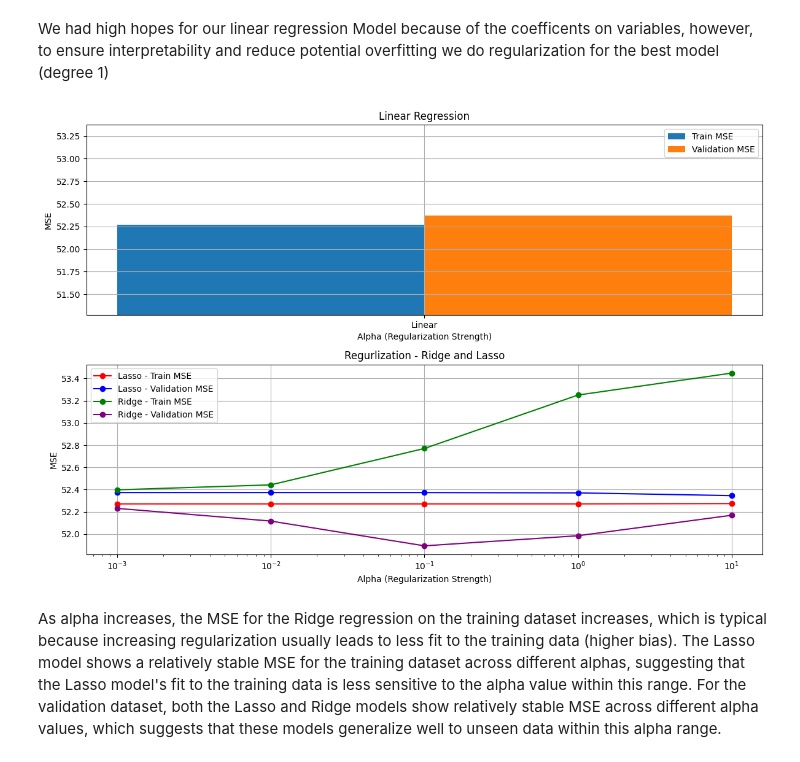
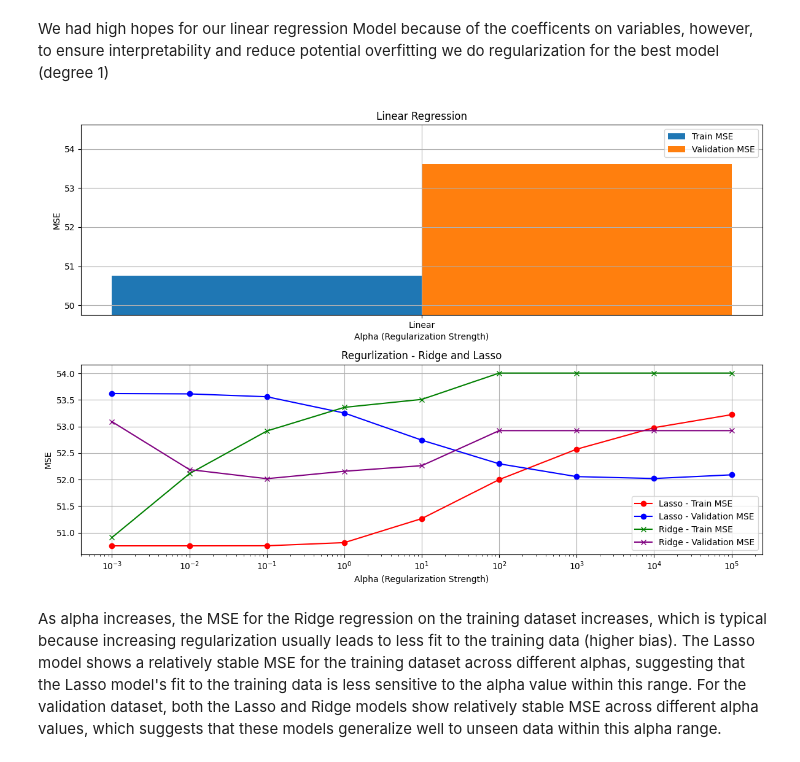
Before and after one commit to MattHAndrews/cs109a_final_project, a Jupyter notebook: Project.ipynb, the cells around one changed output. Cells and saved outputs as stored; diff of their text form; code cells hidden in the pictures.

```diff
--- a/Project.ipynb
+++ b/Project.ipynb
@@ -452,3 +422,23 @@ data_processed.replace([np.inf, -np.inf], np.nan, inplace=True)
+# %%
+# Apply the pipeline to the dataframe (returns a numpy array)
+data_processed_np = process_pipeline.fit_transform(data_cleaned)
+
+# Convert the result back to a DataFrame
+column_order = numerical_columns + categorical_columns + ['log_enrollment']
+data_processed = pd.DataFrame(data_processed_np, columns=column_order)
+
+# normalize workload hours
+# NB! This cannot be done in the precprocessing pipeline (I tried) because it doesn't impute the missing values
+std_scaler = StandardScaler()
+data_processed['norm_Course_Workload_Rating'] = std_scaler.fit_transform(data_processed[['Course_Workload_Rating']])
+
+# Drop columns from data_processed and responses which is how many people responded
+data_processed = data_processed.drop('Course_Workload_Rating', axis=1)
+data_processed = data_processed.drop('enrollment', axis=1)
+
+# The pipeline turns everything into an object so have to make it numeric again
+numerical_columns = ['norm_Course_Workload_Rating' if col == 'Course_Workload_Rating' else 'log_enrollment' if col == 'enrollment' else col for col in numerical_columns]
+data_processed[numerical_columns] = data_processed[numerical_columns].apply(pd.to_numeric)
 # %% [markdown]
 # Step 6: Train-test split <a class="anchor" id="tts"></a>
 # %% [markdown]
@@ -505,20 +495,17 @@ for name, group in grouped_data:
                 combined_data = pd.concat([numerical_columns_year1, numerical_columns_year2], axis=1).iloc[0]
                 combined_data['course_type'] = course_type
                 combined_data['department'] = department
-                combined_data['year_1'] = year1
-                combined_data['year_2'] = year2
                 combined_data['outcome'] = log_enrollment_outcome
 
                 # Append this combined data to the result DataFrame using pd.concat
                 result_df = pd.concat([result_df, pd.DataFrame([combined_data])], ignore_index=True)
+# Since we don't want the actual year as a predictor (since it wildly messes up the coefficients), we'll drop it
+result_df = result_df.drop(['year_year1', 'year_year2'], axis=1)
 # %%
 # Importatnly this cannot be done in step 5 because we use department and course type in the loop above
 # Creating dummy variables for 'department' and 'course_type'
-department_dummies = pd.get_dummies(result_df['department'], prefix='dept')
-course_type_dummies = pd.get_dummies(result_df['course_type'], prefix='course_type')
+department_dummies = pd.get_dummies(result_df['department'], prefix='dept').astype(int)
+course_type_dummies = pd.get_dummies(result_df['course_type'], prefix='course_type').astype(int)
 
 # Concatenating the dummy variables with the original dataframe
 result_df_with_dummies = pd.concat([result_df, department_dummies, course_type_dummies], axis=1)
-
-# Displaying the first few rows of the new dataframe
-result_df_with_dummies.head()
@@ -614,11 +595,7 @@ The decision tree's validation MSE is significantly higher than the train MSE, w
 polynomial_mse = {'degree': [], 'train_mse': [], 'valid_mse': []}
 for degree in range(1, 3):
     model = make_pipeline(PolynomialFeatures(degree), LinearRegression())
-    model.fit(X_train, y_train)
-    y_train_pred = model.predict(X_train)
-    y_valid_pred = model.predict(X_valid)
-    train_mse = mean_squared_error(y_train, y_train_pred)
-    valid_mse = mean_squared_error(y_valid, y_valid_pred)
+    train_mse, valid_mse = train_and_evaluate(model, X_train, y_train, X_valid, y_valid)
     polynomial_mse['degree'].append(degree)
     polynomial_mse['train_mse'].append(train_mse)
     polynomial_mse['valid_mse'].append(valid_mse)
@@ -627,5 +604,5 @@ for degree in range(1, 3):
 optimal_degree = polynomial_mse['degree'][np.argmin(polynomial_mse['valid_mse'])]
 optimal_valid_mse = min(polynomial_mse['valid_mse'])
 
-optimal_degree, optimal_valid_mse
+polynomial_mse
 # %% [output]
@@ -682,7 +651,7 @@ We visualized the importance of different features in a linear regression model
 We had high hopes for our linear regression Model because of the coefficents on variables, however, to ensure interpretability and reduce potential overfitting we do regularization for the best model (degree 1)
 # %%
 # Initialize lists to store MSE values
-alphas = [0.001, 0.01, 0.1, 1, 10]
+alphas = [0.001, 0.01, 0.1, 1, 10, 100, 1e3, 1e4, 1e5]
 train_mse = []
 valid_mse = []
 ridge_train_mse = []
@@ -728,36 +697,36 @@ axes[0].bar(index, train_mse, bar_width, label='Train MSE')
 axes[0].bar(index + bar_width, valid_mse, bar_width, label='Validation MSE')
 axes[0].set_title('Linear Regression')
 axes[0].set_xticks(index + bar_width / 2)
 axes[0].set_xticklabels(['Linear'])
 axes[0].legend()
 axes[0].grid(True)
 y_max = max(max(train_mse), max(valid_mse)) + 1  # Add a small buffer
 y_min = min(min(train_mse), min(valid_mse)) - 1  # Subtract a small buffer
 axes[0].set_ylim(y_min, y_max)
 
 # Ridge Regression
 axes[1].plot(alphas, ridge_train_mse, label='Lasso - Train MSE', marker='o', color='red')
 axes[1].plot(alphas, ridge_valid_mse, label='Lasso - Validation MSE', marker='o', color='blue')
-axes[1].plot(alphas, lasso_train_mse, label='Ridge - Train MSE', marker='o', color='green')
-axes[1].plot(alphas, lasso_valid_mse, label='Ridge - Validation MSE', marker='o', color='purple')
+axes[1].plot(alphas, lasso_train_mse, label='Ridge - Train MSE', marker='x', color='green')
+axes[1].plot(alphas, lasso_valid_mse, label='Ridge - Validation MSE', marker='x', color='purple')
 axes[1].set_title('Regurlization - Ridge and Lasso')
 axes[1].set_xscale('log')
 axes[1].legend()
 axes[1].grid(True)
 
 # General settings
 for ax in axes:
     ax.set_xlabel('Alpha (Regularization Strength)')
     ax.set_ylabel('MSE')
 
 # Display optimal alpha values
 optimal_alpha_ridge = alphas[np.argmin(ridge_valid_mse)]
 optimal_alpha_lasso = alphas[np.argmin(lasso_valid_mse)]
 
 plt.tight_layout()
 plt.show()
 # %% [output]
-[figure, old version]
+[figure, new version]
 # %% [markdown]
 As alpha increases, the MSE for the Ridge regression on the training dataset increases, which is typical because increasing regularization usually leads to less fit to the training data (higher bias). The Lasso model shows a relatively stable MSE for the training dataset across different alphas, suggesting that the Lasso model's fit to the training data is less sensitive to the alpha value within this range. For the validation dataset, both the Lasso and Ridge models show relatively stable MSE across different alpha values, which suggests that these models generalize well to unseen data within this alpha range.
 # %% [markdown]
```
Also changed, not shown: parts of 40 cells of this notebook.
